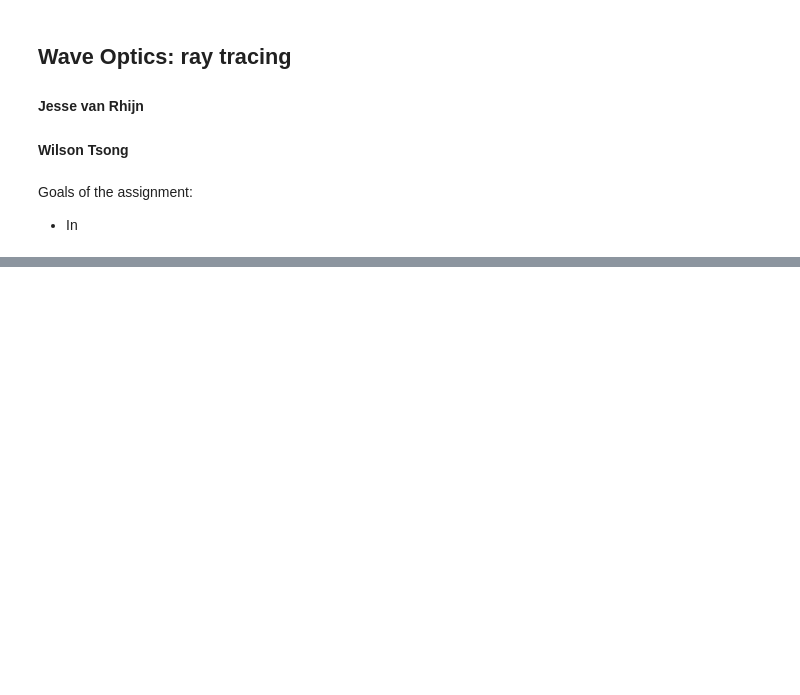
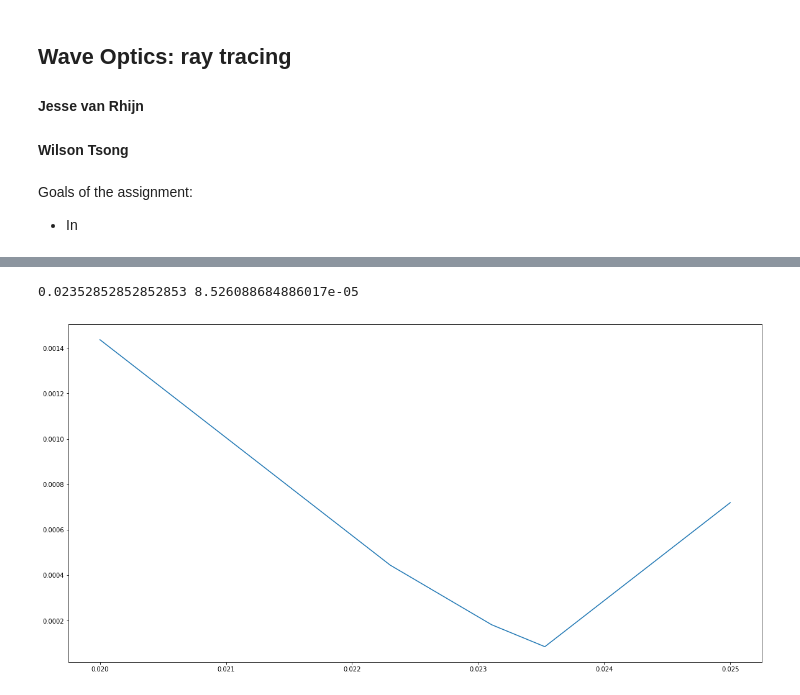
Before and after one commit to Jvanrhijn/wo_rt, a Jupyter notebook: wo_rt.ipynb, the cells around one changed output, grey strips where cells are left out. Drawn from its saved outputs; the diff is of its cells as text; code cells hidden in the pictures; blank space fills up the shorter version.

```diff
--- a/wo_rt.ipynb
+++ b/wo_rt.ipynb
@@ -35,0 +71,27 @@ _ = plt.legend()
+# %%
+def bundle_width(ray_bundle, xcoords):
+    max_dist = np.zeros((len(ray_bundle), len(xcoords)))
+
+    for j, ray in enumerate(ray_bundle):
+
+        ys = ray.as_coordinate_array(xcoords)
+        distances = np.zeros((len(ray_bundle), len(xcoords)))
+
+        for i, other_ray in enumerate(ray_bundle):
+            distances[i, :] = np.abs(ys - other_ray.as_coordinate_array(xcoords))
+
+        max_distance_to_others = distances.max(axis=0)
+        max_dist[j, :] = max_distance_to_others
+
+    return max_dist.max(axis=0)
+# %%
+#bundle_width(window_rays, np.linspace(0, 0.2, 100))
+xs = np.linspace(0.02, 0.025, 1000)
+window_free_rays = window_rays[len(window_rays)//2:]
+bw = bundle_width(window_free_rays, xs)
+plt.figure()
+plt.plot(xs, bw)
+print(xs[bw.argmin()], bw.min())
+# %% [output]
+0.02352852852852853 8.526088684886017e-05
+[figure, added]
```
Also changed, not shown: parts of 5 cells of this notebook, 3 other files.
